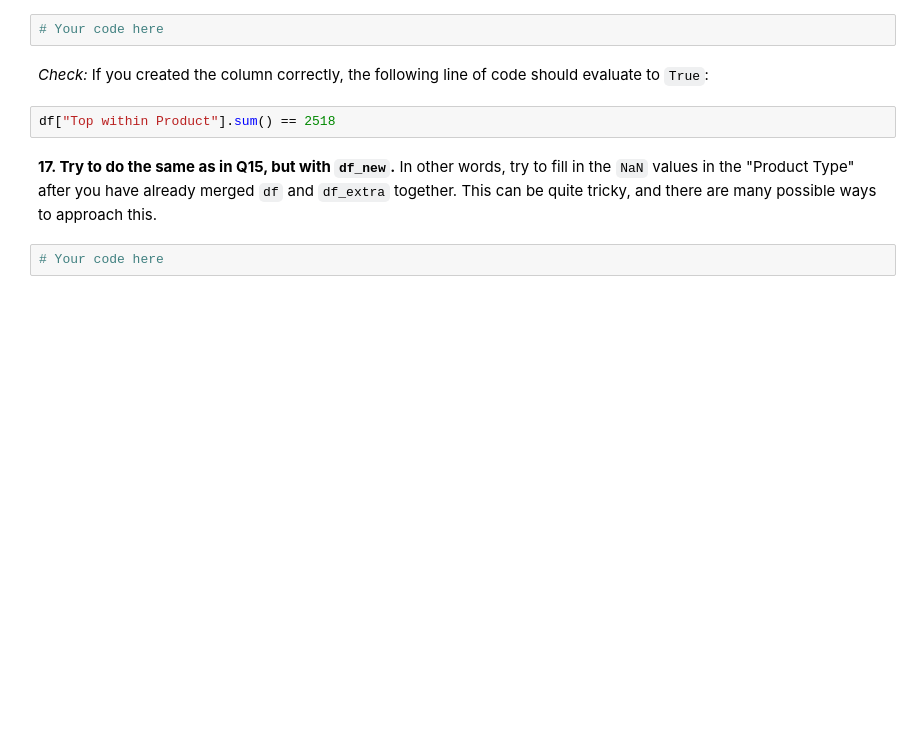
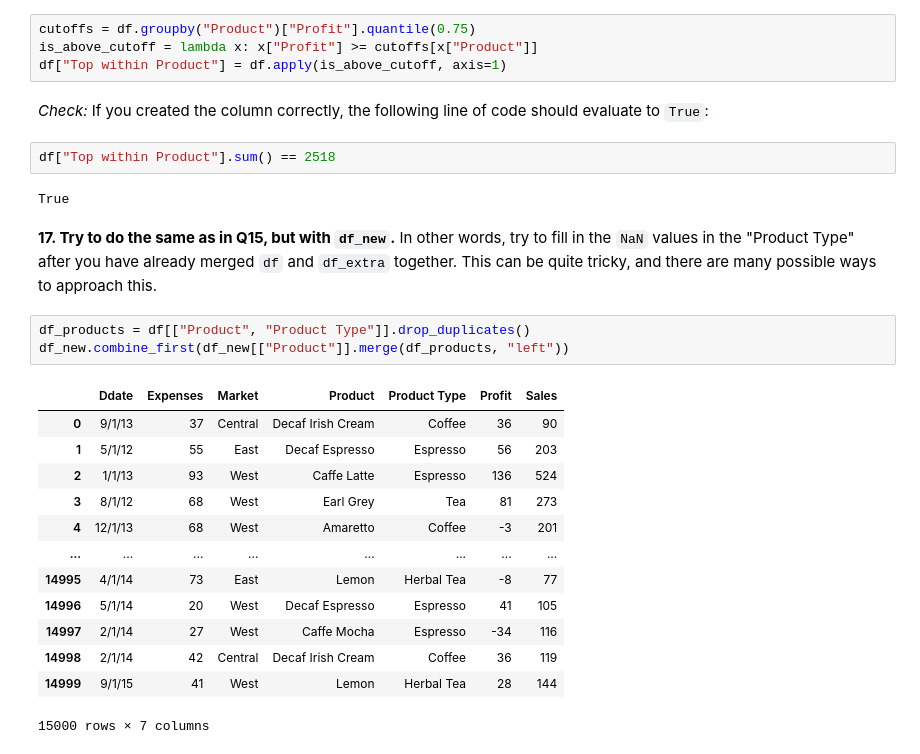
Before and after one commit to JesperIsacson/AI_Master, a Jupyter notebook: Data_science_programming/Exs/e1/01_Pandas.ipynb, the cells around one changed output. Cells and saved outputs as stored; diff of their text form; blank space fills up the shorter version.

```diff
--- a/Data_science_programming/Exs/e1/01_Pandas.ipynb
+++ b/Data_science_programming/Exs/e1/01_Pandas.ipynb
@@ -282,12 +318,31 @@ _Hints:_
 2. Write a function that takes a Pandas Series and returns `True` if its "Profit" value is higher than the cutoff value for its "Product" category.
 3. [Apply](https://pandas.pydata.org/docs/user_guide/basics.html#row-or-column-wise-function-application) this function to each row of `df` to get your new column.
 # %%
-# Your code here
+cutoffs = df.groupby("Product")["Profit"].quantile(0.75)
+is_above_cutoff = lambda x: x["Profit"] >= cutoffs[x["Product"]]
+df["Top within Product"] = df.apply(is_above_cutoff, axis=1)
 # %% [markdown]
 _Check:_ If you created the column correctly, the following line of code should evaluate to `True`:
 # %%
 df["Top within Product"].sum() == 2518
+# %% [output]
+True
 # %% [markdown]
 **17. Try to do the same as in Q15, but with `df_new`.** In other words, try to fill in the `NaN` values in the "Product Type" after you have already merged `df` and `df_extra` together. This can be quite tricky, and there are many possible ways to approach this.
 # %%
-# Your code here
+df_products = df[["Product", "Product Type"]].drop_duplicates()
+df_new.combine_first(df_new[["Product"]].merge(df_products, "left"))
+# %% [output]
+|  | Ddate | Expenses | Market | Product | Product Type | Profit | Sales |
+| 0 | 9/1/13 | 37 | Central | Decaf Irish Cream | Coffee | 36 | 90 |
+| 1 | 5/1/12 | 55 | East | Decaf Espresso | Espresso | 56 | 203 |
+| 2 | 1/1/13 | 93 | West | Caffe Latte | Espresso | 136 | 524 |
+| 3 | 8/1/12 | 68 | West | Earl Grey | Tea | 81 | 273 |
+| 4 | 12/1/13 | 68 | West | Amaretto | Coffee | -3 | 201 |
+| ... | ... | ... | ... | ... | ... | ... | ... |
+| 14995 | 4/1/14 | 73 | East | Lemon | Herbal Tea | -8 | 77 |
+| 14996 | 5/1/14 | 20 | West | Decaf Espresso | Espresso | 41 | 105 |
+| 14997 | 2/1/14 | 27 | West | Caffe Mocha | Espresso | -34 | 116 |
+| 14998 | 2/1/14 | 42 | Central | Decaf Irish Cream | Coffee | 36 | 119 |
+| 14999 | 9/1/15 | 41 | West | Lemon | Herbal Tea | 28 | 144 |
+15000 rows × 7 columns
```
Also changed, not shown: parts of 10 cells of this notebook, 1 other file.
